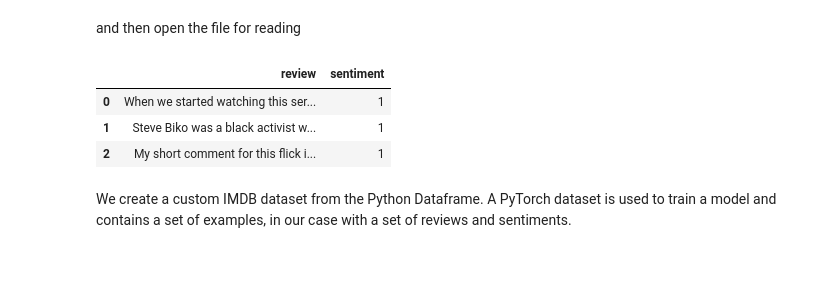
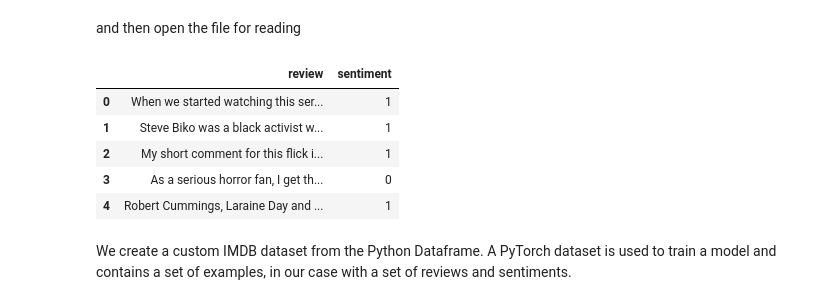
Before and after one commit to luigiselmi/dlwpt_nb, a Jupyter notebook: pml3/recurrent_neural_networks.ipynb, the cells around one changed output. Drawn from its saved outputs; the diff is of its cells as text; code cells hidden in the pictures; blank space fills up the shorter version.

```diff
--- a/pml3/recurrent_neural_networks.ipynb
+++ b/pml3/recurrent_neural_networks.ipynb
@@ -161,12 +162,14 @@ and then open the file for reading
 # %%
 basepath = 'data/aclImdb'
 movie_df = pd.read_csv(basepath + '/movie_data.csv', encoding='utf-8')
-movie_df.head(3)
+movie_df.head(5)
 # %% [output]
 |  | review | sentiment |
 | 0 | When we started watching this ser... | 1 |
 | 1 | Steve Biko was a black activist w... | 1 |
 | 2 | My short comment for this flick i... | 1 |
+| 3 | As a serious horror fan, I get th... | 0 |
+| 4 | Robert Cummings, Laraine Day and ... | 1 |
 # %% [markdown]
 We create a custom IMDB dataset from the Python Dataframe. A PyTorch dataset is used to train a model and contains a set of examples, in our case with a set of reviews and sentiments.
 # %%
```
Also changed, not shown: parts of 9 cells of this notebook.
